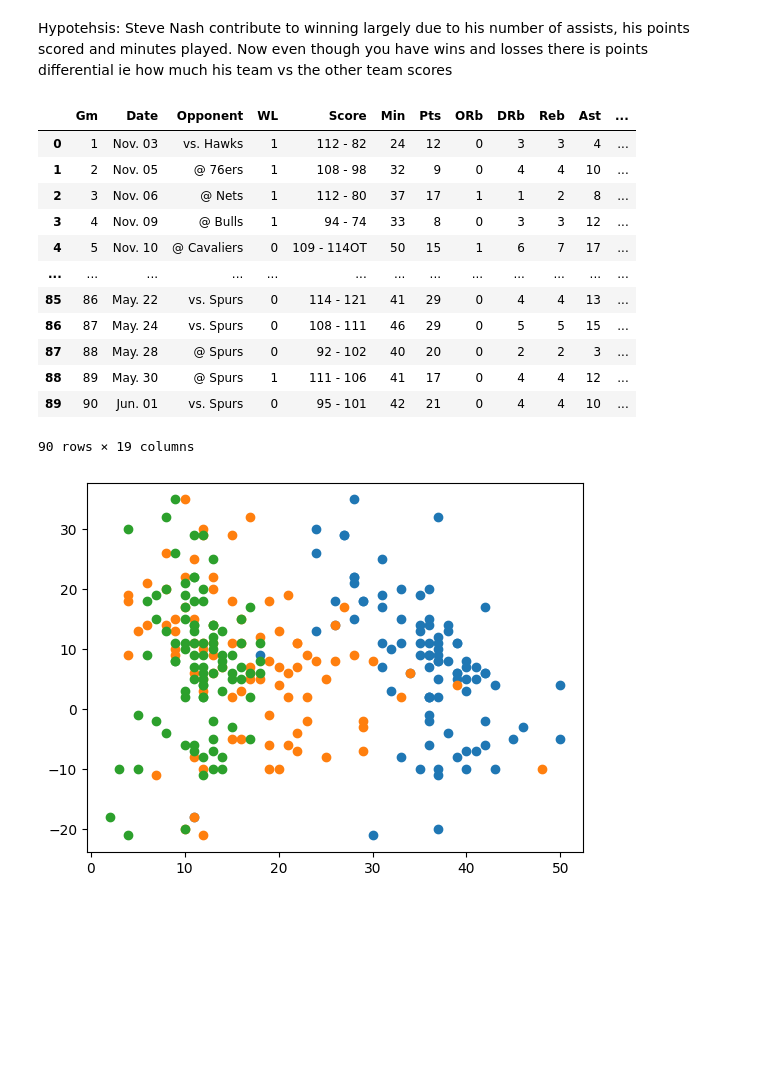
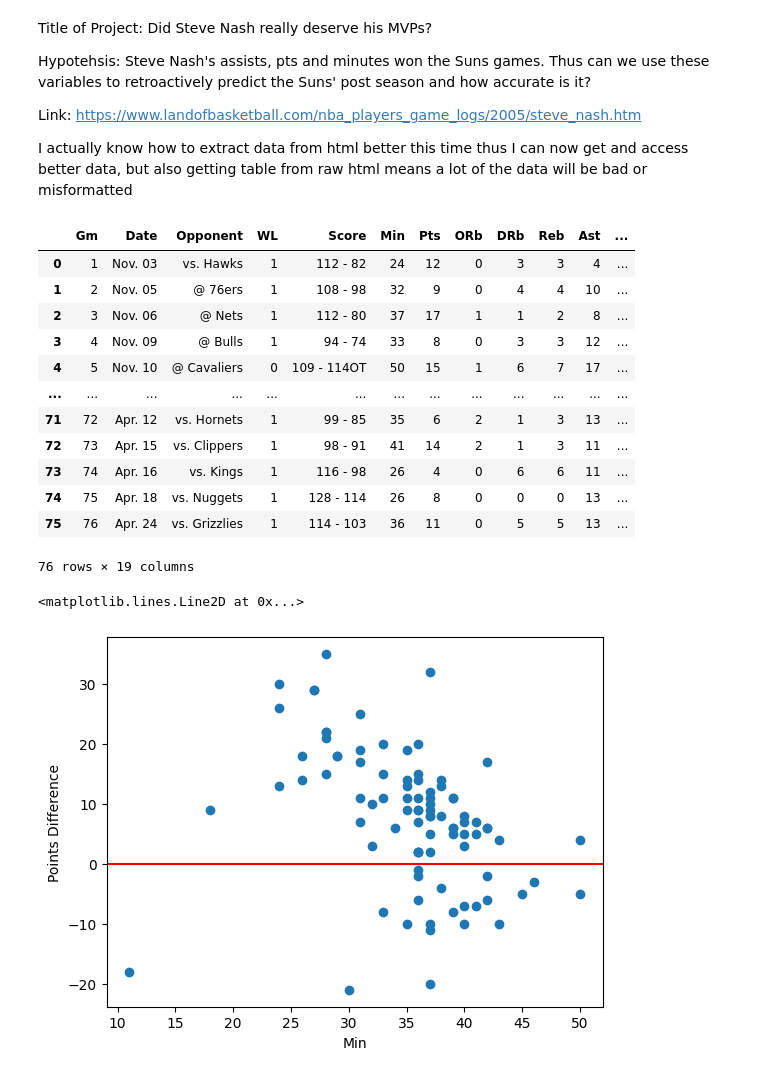
Before and after one commit to shin-fued/NASH_MVP, a Jupyter notebook: decisionTree.ipynb, the cells around one changed output. Drawn from its saved outputs; the diff is of its cells as text; code cells hidden in the pictures; blank space fills up the shorter version.

```diff
--- a/decisionTree.ipynb
+++ b/decisionTree.ipynb
@@ -7,5 +15,11 @@ import numpy as np
 # %% [markdown]
-Hypotehsis: Steve Nash contribute to winning largely due to his number of assists, his points scored and minutes played. Now even though you have wins and losses there is points differential ie how much his team vs the other team scores
+Title of Project: Did Steve Nash really deserve his MVPs?
+
+Hypotehsis: Steve Nash's assists, pts and minutes won the Suns games. Thus can we use these variables to retroactively predict the Suns' post season and how accurate is it?
+
+Link: https://www.landofbasketball.com/nba_players_game_logs/2005/steve_nash.htm
+
+I actually know how to extract data from html better this time thus I can now get and access better data, but also getting table from raw html means a lot of the data will be bad or misformatted
 # %%
 def WL(x):
     if x.__contains__('W'):
@@ -14,8 +28,8 @@ def WL(x):
         return 0
 # %%
 data = pd.read_csv("nash_05.csv", index_col=False)
+data['WL']=data['WL'].map(lambda x: WL(x))
 data.drop(['Unnamed: 18'],axis=1, inplace=True)
-data['WL']=data['WL'].map(lambda x: WL(x))
 pts_ = data['Score'].copy()
 for i in range(pts_.size):
     if pts_[i].__contains__("OT"):
@@ -25,7 +39,9 @@ for i in range(pts_.size):
 
 pts = pd.Series(pts_)
 data['pts_dif'] = pts
-data
+reg = data.iloc[:76]
+post = data.iloc[76:]
+reg
 # %% [output]
 |  | Gm | Date | Opponent | WL | Score | Min | Pts | ORb | DRb | Reb | Ast | ... |
 | 0 | 1 | Nov. 03 | vs. Hawks | 1 | 112 - 82 | 24 | 12 | 0 | 3 | 3 | 4 | ... |
@@ -34,15 +50,18 @@ data
 | 3 | 4 | Nov. 09 | @ Bulls | 1 | 94 - 74 | 33 | 8 | 0 | 3 | 3 | 12 | ... |
 | 4 | 5 | Nov. 10 | @ Cavaliers | 0 | 109 - 114OT | 50 | 15 | 1 | 6 | 7 | 17 | ... |
 | ... | ... | ... | ... | ... | ... | ... | ... | ... | ... | ... | ... | ... |
-| 85 | 86 | May. 22 | vs. Spurs | 0 | 114 - 121 | 41 | 29 | 0 | 4 | 4 | 13 | ... |
-| 86 | 87 | May. 24 | vs. Spurs | 0 | 108 - 111 | 46 | 29 | 0 | 5 | 5 | 15 | ... |
-| 87 | 88 | May. 28 | @ Spurs | 0 | 92 - 102 | 40 | 20 | 0 | 2 | 2 | 3 | ... |
-| 88 | 89 | May. 30 | @ Spurs | 1 | 111 - 106 | 41 | 17 | 0 | 4 | 4 | 12 | ... |
-| 89 | 90 | Jun. 01 | vs. Spurs | 0 | 95 - 101 | 42 | 21 | 0 | 4 | 4 | 10 | ... |
+| 71 | 72 | Apr. 12 | vs. Hornets | 1 | 99 - 85 | 35 | 6 | 2 | 1 | 3 | 13 | ... |
+| 72 | 73 | Apr. 15 | vs. Clippers | 1 | 98 - 91 | 41 | 14 | 2 | 1 | 3 | 11 | ... |
+| 73 | 74 | Apr. 16 | vs. Kings | 1 | 116 - 98 | 26 | 4 | 0 | 6 | 6 | 11 | ... |
+| 74 | 75 | Apr. 18 | vs. Nuggets | 1 | 128 - 114 | 26 | 8 | 0 | 0 | 0 | 13 | ... |
+| 75 | 76 | Apr. 24 | vs. Grizzlies | 1 | 114 - 103 | 36 | 11 | 0 | 5 | 5 | 13 | ... |
-90 rows × 19 columns
+76 rows × 19 columns
 # %%
 features=['Min', 'Pts', 'Ast']
-for f in features:
-    plt.plot(data[f], data['pts_dif'], 'o')
+plt.plot(data['Min'], data['pts_dif'], 'o')
+plt.xlabel("Min")
+plt.ylabel("Points Difference")
+plt.axhline(y = 0, color = 'r', linestyle = '-')
 # %% [output]
+<matplotlib.lines.Line2D at 0x...>
-[figure, old version]
+[figure, new version]
```
Also changed, not shown: parts of 9 cells of this notebook.
